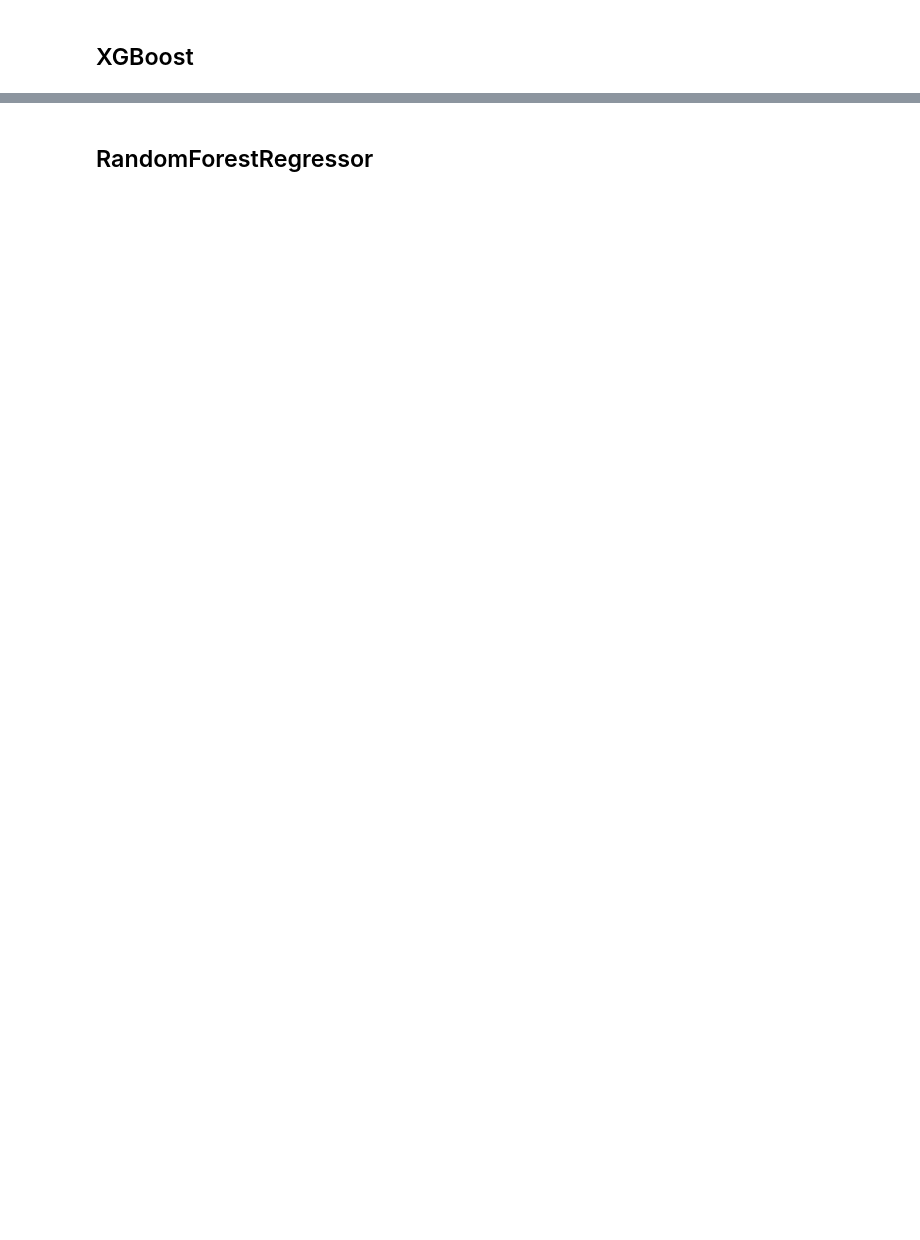
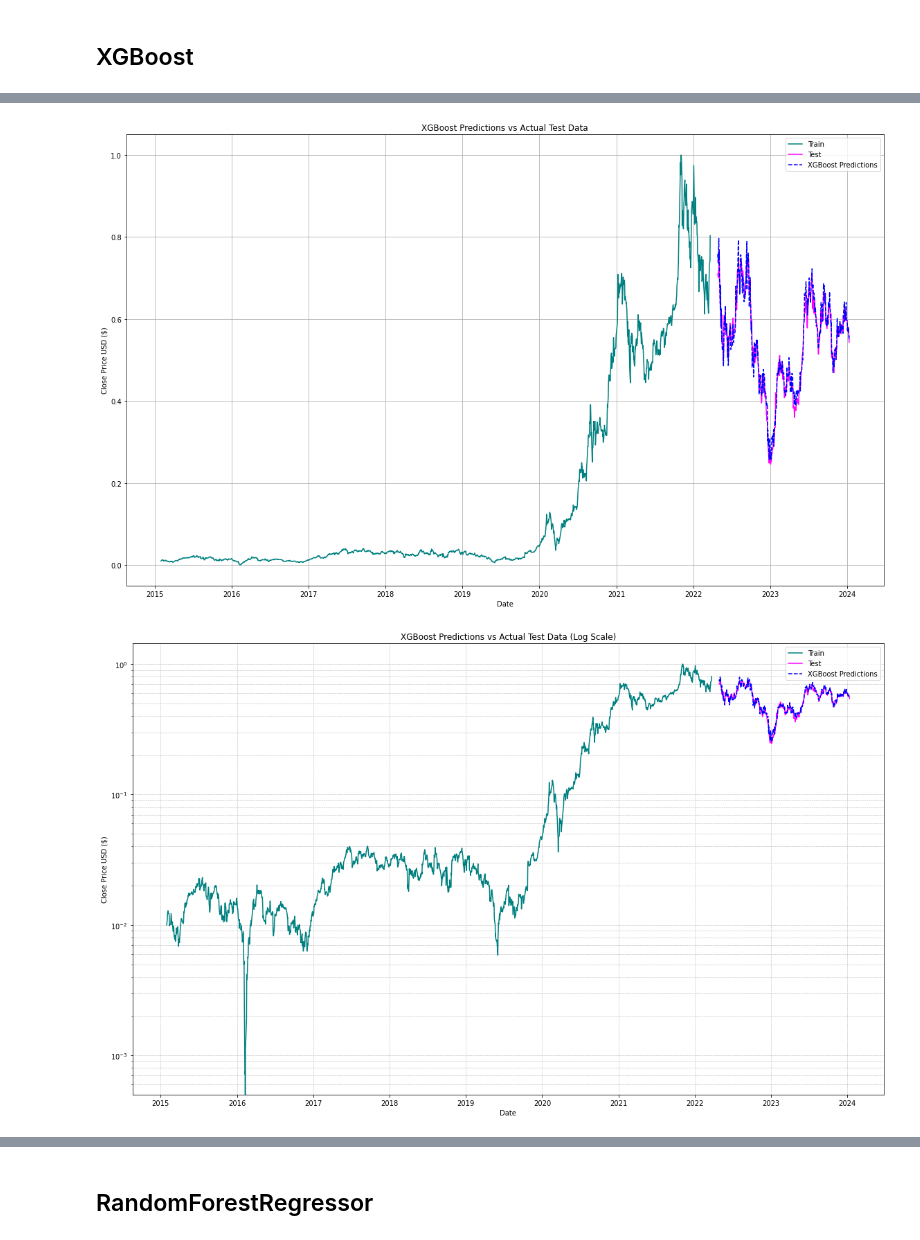
Before and after one commit to Rakib047/Tesla-Stock-Price-Forcasting-Project, a Jupyter notebook: Run.ipynb, the cells around one changed output, grey strips where cells are left out. Saved outputs shown, nothing was run; the diff lists cells and outputs as text; code cells hidden in the pictures; blank space fills up the shorter version.

```diff
--- a/Run.ipynb
+++ b/Run.ipynb
@@ -107,5 +234,9 @@ results_normal_training.append({
 # %%
 plot_test_train_prediction("XGBoost",df_train_scaled, df_test_scaled, y_pred)
+plot_test_train_prediction_log("XGBoost",df_train_scaled, df_test_scaled, y_pred)
+# %% [output]
+[figure, added]
+[figure, added]
 # %%
 mae_volatility,rmse_volatility=volatility_error_plot(df_test, df_test_scaled, y_pred)
 
```
Also changed, not shown: parts of 37 cells of this notebook, 28 other files.
